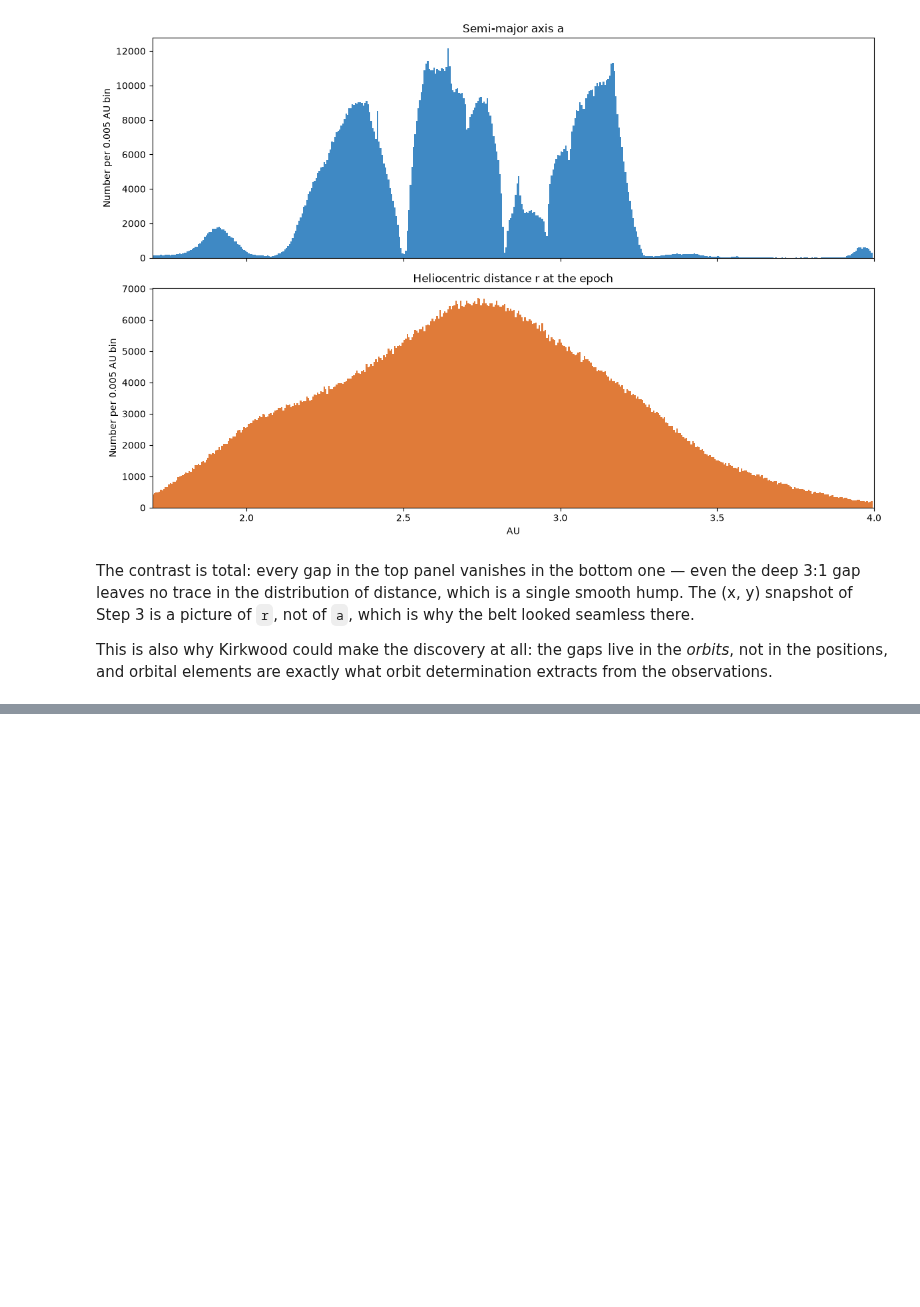
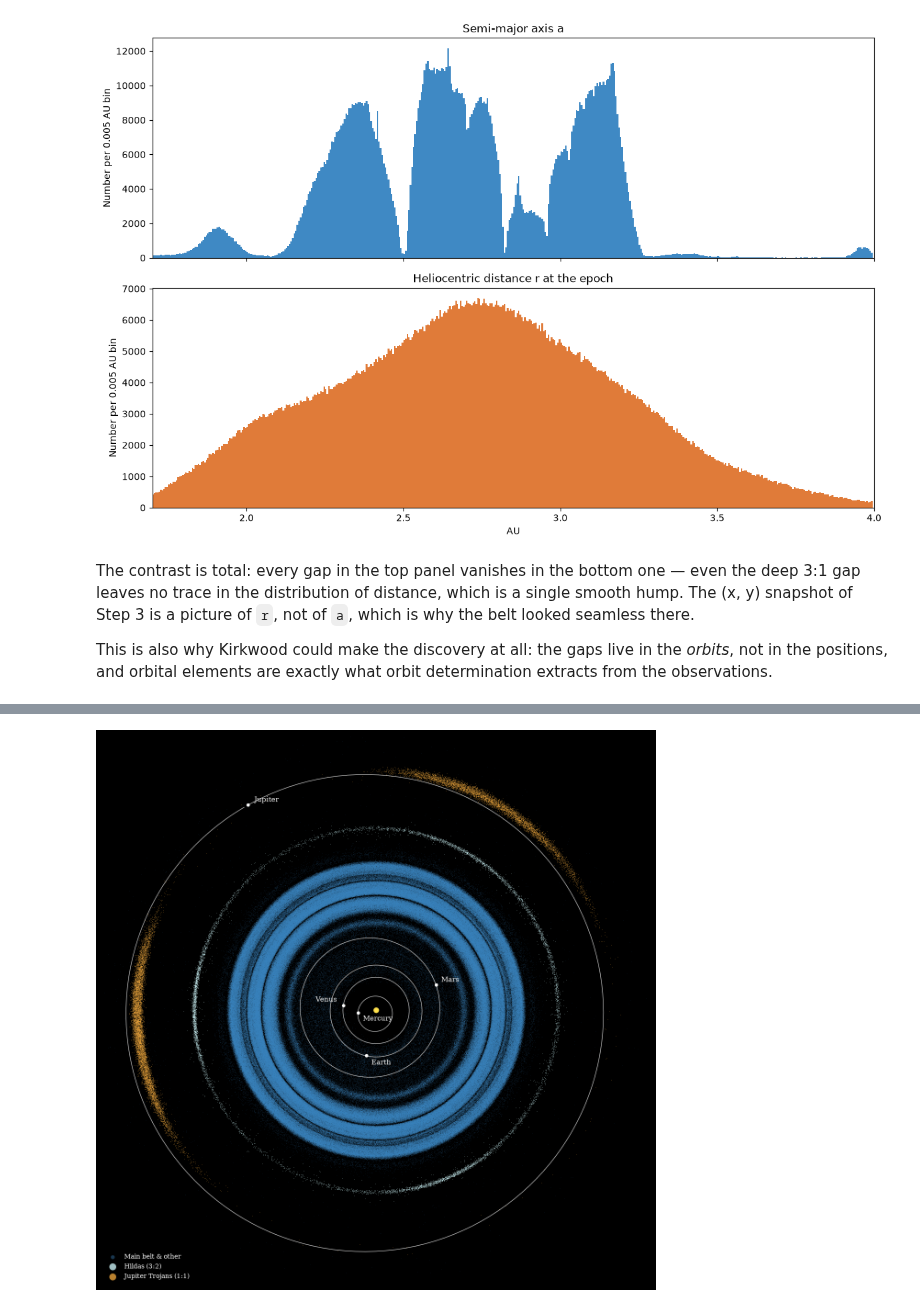
Before and after one commit to Smithsonian/mpc-public, a Jupyter notebook: docs-public/docs/tutorials/notebooks/mpc_tutorial_orbit_kirkwood.ipynb, the cells around one changed output, grey strips where cells are left out. Cells and saved outputs as stored; diff of their text form; code cells hidden in the pictures; blank space fills up the shorter version.

```diff
--- a/docs-public/docs/tutorials/notebooks/mpc_tutorial_orbit_kirkwood.ipynb
+++ b/docs-public/docs/tutorials/notebooks/mpc_tutorial_orbit_kirkwood.ipynb
@@ -338,0 +352,43 @@ This is also why Kirkwood could make the discovery at all: the gaps live in the
+# %%
+# Normalize: radius = semi-major axis, angle = current heliocentric longitude
+lam = np.arctan2(y, x)
+x_n = a * np.cos(lam)
+y_n = a * np.sin(lam)
+
+fig, ax = plt.subplots(figsize=(12, 12), dpi=100)
+fig.patch.set_facecolor("black")
+ax.set_facecolor("black")
+
+# One dot per asteroid -- the FULL population, coloured as in Step 3
+is_hilda_full = (a >= 3.7) & (a <= 4.2)
+is_trojan_full = (a >= 5.0) & (a <= 5.4)
+is_belt_full = ~(is_hilda_full | is_trojan_full)
+ax.scatter(x_n[is_belt_full], y_n[is_belt_full], s=0.2, color="#3f89c4",
+           alpha=0.4, lw=0, zorder=2, label="Main belt & other")
+ax.scatter(x_n[is_hilda_full], y_n[is_hilda_full], s=0.6, color="#c9f0f4",
+           alpha=0.8, lw=0, zorder=3, label="Hildas (3:2)")
+ax.scatter(x_n[is_trojan_full], y_n[is_trojan_full], s=0.6, color="#e8a23c",
+           alpha=0.8, lw=0, zorder=3, label="Jupiter Trojans (1:1)")
+ax.legend(loc="lower left", fontsize=10, framealpha=0, markerscale=14,
+          labelcolor="white", prop={"family": "serif"})
+
+# Planet orbits, positions, and labels (reusing the Step 3 simulation)
+for i, name in enumerate(["Mercury", "Venus", "Earth", "Mars", "Jupiter"], start=1):
+    p = sim_belt.particles[i]
+    pts = np.array(p.sample_orbit(Npts=300, primary=sun_belt))
+    ax.plot(pts[:, 0], pts[:, 1], color="white", lw=0.9, alpha=0.8, zorder=4)
+    ax.scatter([p.x - sun_belt.x], [p.y - sun_belt.y], s=18, color="white", zorder=5)
+    ax.annotate(name, (p.x - sun_belt.x, p.y - sun_belt.y),
+                textcoords="offset points", xytext=label_offsets[name],
+                ha="right" if name == "Venus" else "left",
+                fontsize=11, color="white", family="serif", zorder=6)
+
+ax.scatter([0], [0], s=60, color="#ffe14d", zorder=5)   # the Sun
+ax.set_xlim(-6, 6)
+ax.set_ylim(-6, 6)
+ax.set_aspect("equal")
+ax.axis("off")
+fig.subplots_adjust(left=0, right=1, top=1, bottom=0)
+plt.show()
+# %% [output]
+[figure, added]
```
Also changed, not shown: parts of 5 cells of this notebook.
